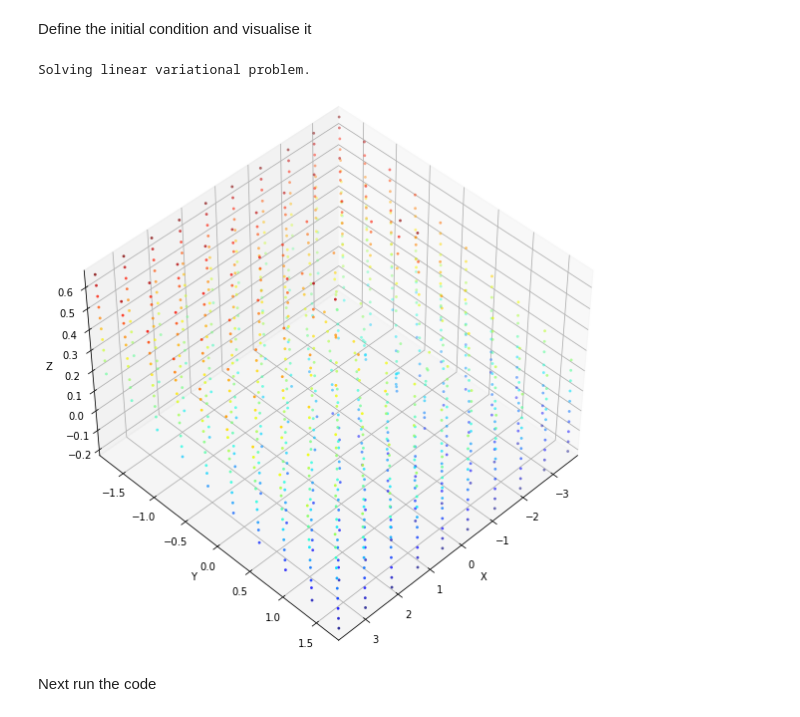
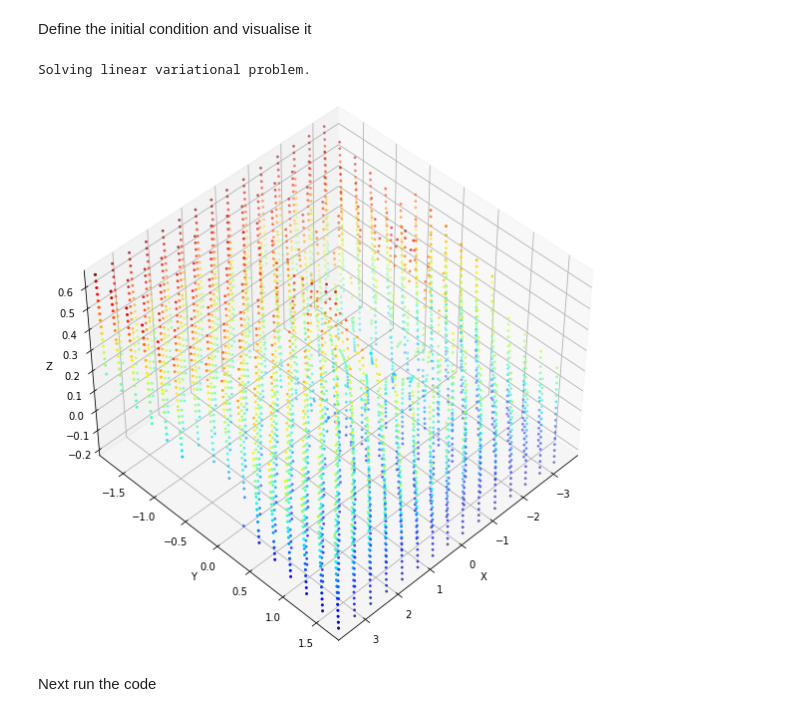
Before and after one commit to thelavier/3DIncompressibleSG, a Jupyter notebook: RunCode.ipynb, the cells around one changed output. Saved outputs shown, nothing was run; the diff lists cells and outputs as text; code cells hidden in the pictures.

```diff
--- a/RunCode.ipynb
+++ b/RunCode.ipynb
@@ -27,34 +27,34 @@ Define the initial condition and visualise it
 # %%
 # Define the parameters and initialize an initial condition that is a perturbation of a steady background state
 
 #N = 1000
 #B = np.array([[6, 2, 3], [2, 6, 5], [3, 5, 6]]) #Create background steady state
 #Z = ic.create_ss_initial(N, B, box, 'Thermal Sine') #Initial seed positions as a perturbation of a steady state
 
 # Define the parameters and initialize an initial condition that is an isolated cyclone
 
-N = 1000 # Number of seeds
-A = 0 # Shear parameter can either be 0 or +/-0.1
+N = 4096 # Number of seeds
+A = 0.1 # Shear parameter can either be 0 or +/-0.1
 Z = ic.create_cyc_initial(N, box, A, per_x, per_y, per_z) #Initial seed positions for an isolated cyclone with no shear, shear can be set to +/-0.1
 
 # Plot the initial condition
 
 fig = plt.figure()
 fig.set_size_inches(10, 10, True)
 ax = fig.add_subplot(projection='3d')
 ax.scatter(Z[:,0], Z[:,1], Z[:,2], c = Z[:,2], cmap = 'jet', edgecolor = 'none', s = 8) #Points colored based on their 3rd component i.e. temperature
 ax.set_xlim([np.min(Z[:,0]), np.max(Z[:,0])])
 ax.set_ylim([np.min(Z[:,1]), np.max(Z[:,1])])
 ax.set_zlim([np.min(Z[:,2]), np.max(Z[:,2])])
 ax.set_xlabel('X')
 ax.set_ylabel('Y')
 ax.set_zlabel('Z')
 ax.view_init(elev = 45, azim = 45) #Viewing angle on the inital conditions
 
 plt.show()
 # %% [output]
 Solving linear variational problem.
-[figure, old version]
+[figure, new version]
 # %% [markdown]
 Next run the code
 # %%
```
Also changed, not shown: parts of 4 cells of this notebook, 1 other file.
